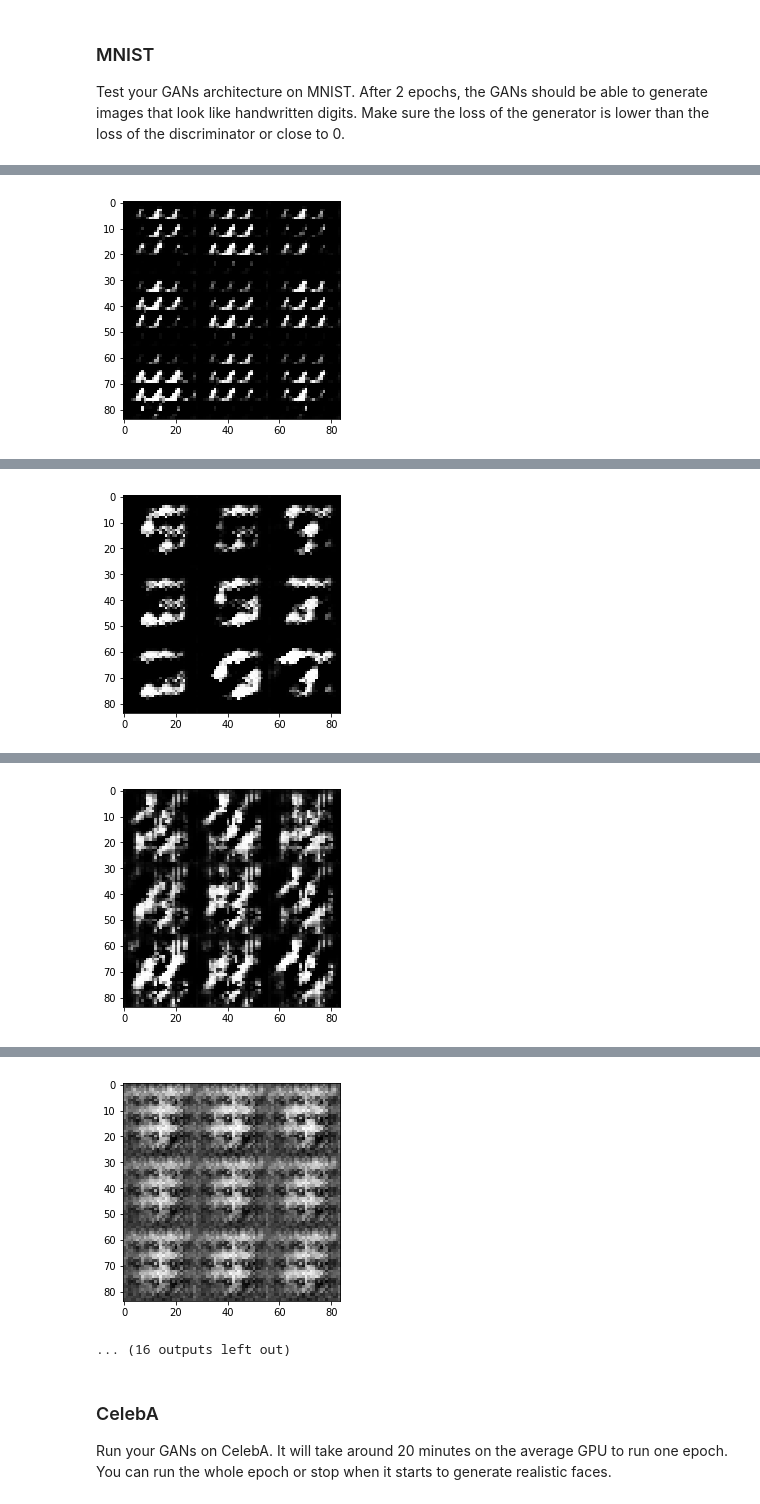
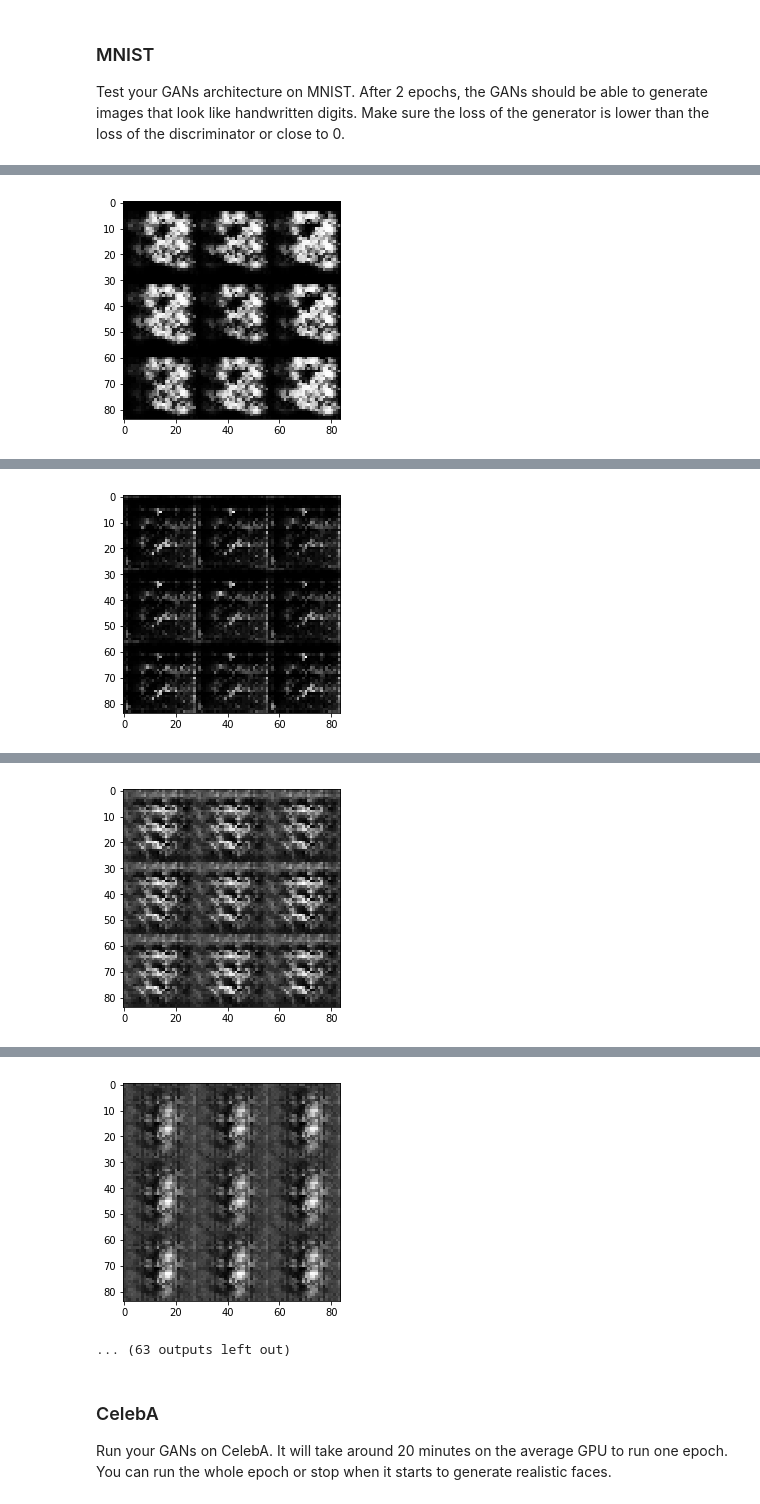
Before and after one commit to Mazekiller/face-generation-gan, a Jupyter notebook: dlnd_face_generation.ipynb, the cells around one changed output, grey strips where cells are left out. Drawn from its saved outputs; the diff is of its cells as text; code cells hidden in the pictures.

```diff
--- a/dlnd_face_generation.ipynb
+++ b/dlnd_face_generation.ipynb
@@ -159,6 +159,7 @@ def discriminator(images, reuse=False):
                               kernel_initializer=tf.contrib.layers.xavier_initializer())
         #Apply leaky relu
         x1 = tf.maximum(alpha * x1, x1)
+        x1 = tf.nn.dropout(x1, 0.6)
         #Shape now is: 14*14*64
 
         x2 = tf.layers.conv2d(inputs=x1,
@@ -170,6 +171,7 @@ def discriminator(images, reuse=False):
         #Use batch normalization.
         x2 = tf.layers.batch_normalization(x2, training=True)
         x2 = tf.maximum(x2, x2*alpha)
+        x2 = tf.nn.dropout(x2, 0.6)
         #Shape is now: 7*7*128
 
         x3 = tf.layers.conv2d(inputs=x2,
@@ -180,11 +182,14 @@ def discriminator(images, reuse=False):
                               kernel_initializer=tf.contrib.layers.xavier_initializer())
         x3 = tf.layers.batch_normalization(x3, training=True)
         x3 = tf.maximum(x3, x3 * alpha)
+        x3 = tf.nn.dropout(x3, 0.6)
         #Shape is now: 4*4*256
 
         #Flatten
         flat = tf.reshape(x3, (-1, 4*4*256))
         logits = tf.contrib.layers.fully_connected(flat, 1, activation_fn=None)
+        logits = tf.nn.dropout(logits, 0.6)
+
         output = tf.sigmoid(logits)
 
     return output, logits
@@ -434,8 +439,8 @@ def train(epoch_count, batch_size, z_dim, learning_rate, beta1, get_batches, dat
 Test your GANs architecture on MNIST.  After 2 epochs, the GANs should be able to generate images that look like handwritten digits.  Make sure the loss of the generator is lower than the loss of the discriminator or close to 0.
 # %%
 batch_size = 32
-z_dim = 50
-learning_rate = 0.0001
+z_dim = 100
+learning_rate = 0.0002
 beta1 = 0.5
 
 
@@ -484 +489 @@ Epoch 1/2... Discriminator Loss: 0.8817... Generator Loss: 1.4433
-[figure, old version]
+[figure, new version]
@@ -495 +500 @@ Epoch 1/2... Discriminator Loss: 0.8562... Generator Loss: 1.8442
-[figure, old version]
+[figure, new version]
@@ -506 +511 @@ Epoch 1/2... Discriminator Loss: 0.7777... Generator Loss: 2.0660
-[figure, old version]
+[figure, new version]
@@ -517,5 +522,5 @@ Epoch 1/2... Discriminator Loss: 1.1020... Generator Loss: 1.0286
-[figure, old version]
+[figure, new version]
-... (16 outputs left out)
+... (63 outputs left out)
 # %% [markdown]
 ### CelebA
 Run your GANs on CelebA.  It will take around 20 minutes on the average GPU to run one epoch.  You can run the whole epoch or stop when it starts to generate realistic faces.
```
Also changed, not shown: parts of 3 cells of this notebook, 1 other file.
